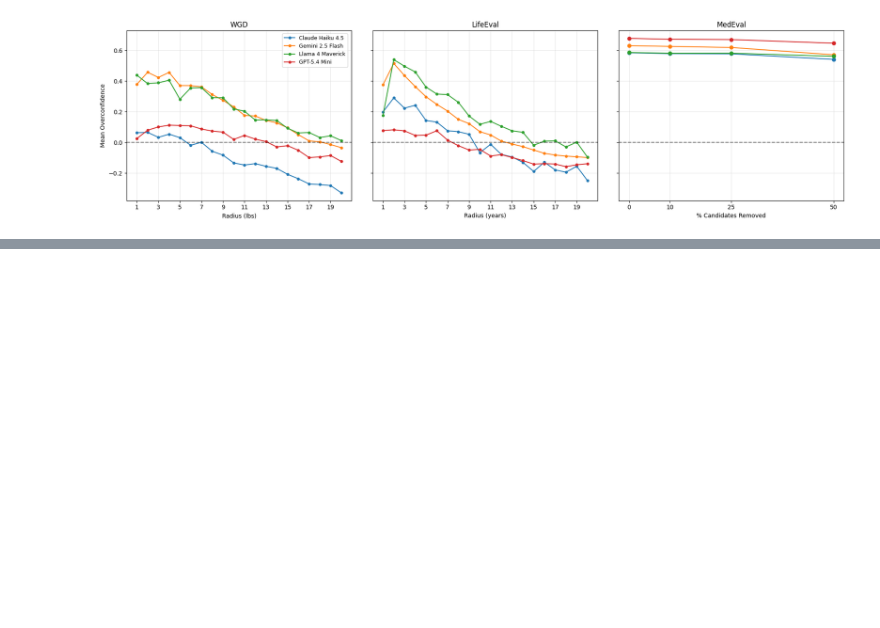
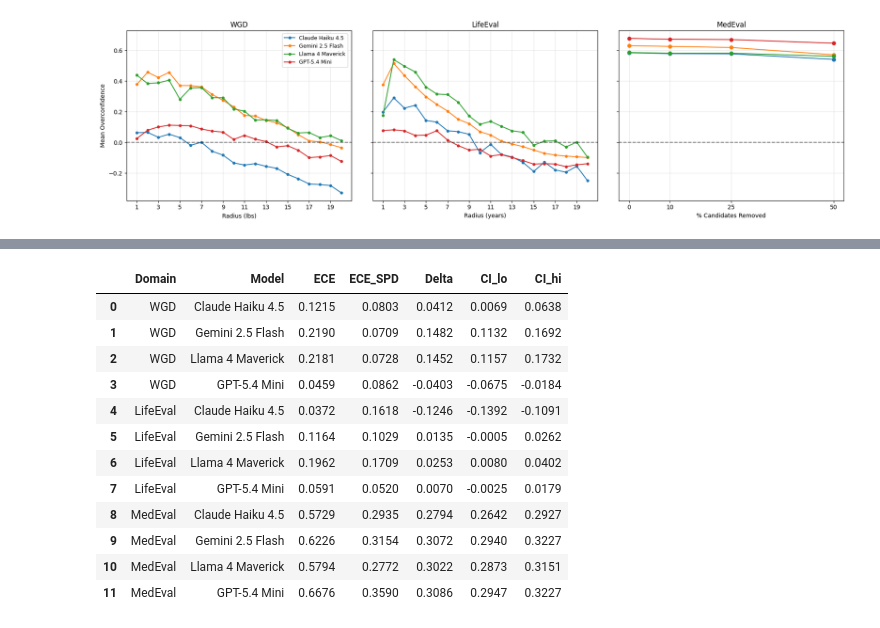
Before and after one commit to NoamMichael/BayesEval, a Jupyter notebook: analysis/analysis.ipynb, the cells around one changed output, grey strips where cells are left out. Saved outputs shown, nothing was run; the diff lists cells and outputs as text; code cells hidden in the pictures; blank space fills up the shorter version.

```diff
--- a/analysis/analysis.ipynb
+++ b/analysis/analysis.ipynb
@@ -335,0 +338,100 @@ plt.show()
+# %%
+# RQ 3) ECE improvement from SPD prompting
+# Load SPD results and compute ECE_baseline - ECE_spd per model per domain
+
+from scoring import lifeeval_true_probability, medeval_true_probability
+
+# --- Load SPD results ---
+
+# WGD SPD
+wgd_spd_df = pd.DataFrame()
+for model in MODELS:
+    new_df = pd.read_csv(RESULTS_PATH / "WGD_SPD" / f"{model}.csv")
+    new_df["model"] = model
+    wgd_spd_df = pd.concat([wgd_spd_df, new_df], ignore_index=True)
+wgd_spd_df["Answer_num"] = pd.to_numeric(wgd_spd_df["Answer"], errors="coerce")
+wgd_spd_df = wgd_spd_df.dropna(subset=["Answer_num"])
+wgd_spd_df["correct"] = (np.abs(wgd_spd_df["Answer_num"] - wgd_spd_df["true_weight"]) <= wgd_spd_df["within_lbs"]).astype(int)
+
+# LifeEval SPD
+le_spd_df = pd.DataFrame()
+for model in MODELS:
+    new_df = pd.read_csv(RESULTS_PATH / "LifeEval_SPD" / f"{model}.csv")
+    new_df["model"] = model
+    le_spd_df = pd.concat([le_spd_df, new_df], ignore_index=True)
+le_spd_df["Answer_num"] = pd.to_numeric(le_spd_df["Answer"], errors="coerce")
+le_spd_df = le_spd_df.dropna(subset=["Answer_num", "sex", "min_age", "radius"])
+le_spd_df["true_probability"] = [
+    lifeeval_true_probability(a, age, sex, r)
+    for a, age, sex, r in zip(le_spd_df["Answer_num"], le_spd_df["min_age"], le_spd_df["sex"], le_spd_df["radius"])
+]
+
+# MedEval SPD
+me_spd_df = pd.DataFrame()
+for model in MODELS:
+    new_df = pd.read_csv(RESULTS_PATH / "MedEval_SPD" / f"{model}.csv")
+    new_df["model"] = model
+    me_spd_df = pd.concat([me_spd_df, new_df], ignore_index=True)
+me_spd_df["true_probability"] = [
+    medeval_true_probability(a, d)
+    for a, d in zip(me_spd_df["Answer"], me_spd_df["differential_json"])
+]
+
+# --- Bootstrap ECE delta ---
+N_BOOT = 1000
+rng = np.random.default_rng(42)
+
+def bootstrap_ece_delta(conf_base, outcome_base, conf_spd, outcome_spd, n_boot=N_BOOT):
+    deltas = np.empty(n_boot)
+    n_base, n_spd = len(conf_base), len(conf_spd)
+    conf_base_arr, out_base_arr = conf_base.values, outcome_base.values
+    conf_spd_arr, out_spd_arr = conf_spd.values, outcome_spd.values
+    for i in range(n_boot):
+        idx_b = rng.integers(0, n_base, size=n_base)
+        idx_s = rng.integers(0, n_spd, size=n_spd)
+        ece_b = compute_ece(pd.Series(conf_base_arr[idx_b]), pd.Series(out_base_arr[idx_b]))
+        ece_s = compute_ece(pd.Series(conf_spd_arr[idx_s]), pd.Series(out_spd_arr[idx_s]))
+        deltas[i] = ece_b - ece_s
+    return deltas
+
+rows_rq3 = []
+for domain, base_df, spd_df, outcome_col in [
+    ("WGD", wgd_df, wgd_spd_df, "correct"),
+    ("LifeEval", le_df, le_spd_df, "true_probability"),
+    ("MedEval", me_df, me_spd_df, "true_probability"),
+]:
+    for model, label in zip(MODELS, MODEL_LABELS):
+        sub_base = base_df[base_df["model"] == model]
+        sub_spd = spd_df[spd_df["model"] == model]
+        ece_base = compute_ece(sub_base["Confidence"], sub_base[outcome_col])
+        ece_spd = compute_ece(sub_spd["Confidence"], sub_spd[outcome_col])
+        boot = bootstrap_ece_delta(
+            sub_base["Confidence"], sub_base[outcome_col],
+            sub_spd["Confidence"], sub_spd[outcome_col],
+        )
+        rows_rq3.append({
+            "Domain": domain,
+            "Model": label,
+            "ECE": ece_base,
+            "ECE_SPD": ece_spd,
+            "Delta": ece_base - ece_spd,
+            "CI_lo": np.percentile(boot, 2.5),
+            "CI_hi": np.percentile(boot, 97.5),
+        })
+
+rq3_df = pd.DataFrame(rows_rq3)
+rq3_df.style.format({"ECE": "{:.4f}", "ECE_SPD": "{:.4f}", "Delta": "{:.4f}", "CI_lo": "{:.4f}", "CI_hi": "{:.4f}"})
+# %% [output]
+|  | Domain | Model | ECE | ECE_SPD | Delta | CI_lo | CI_hi |
+| 0 | WGD | Claude Haiku 4.5 | 0.1215 | 0.0803 | 0.0412 | 0.0069 | 0.0638 |
+| 1 | WGD | Gemini 2.5 Flash | 0.2190 | 0.0709 | 0.1482 | 0.1132 | 0.1692 |
+| 2 | WGD | Llama 4 Maverick | 0.2181 | 0.0728 | 0.1452 | 0.1157 | 0.1732 |
+| 3 | WGD | GPT-5.4 Mini | 0.0459 | 0.0862 | -0.0403 | -0.0675 | -0.0184 |
+| 4 | LifeEval | Claude Haiku 4.5 | 0.0372 | 0.1618 | -0.1246 | -0.1392 | -0.1091 |
+| 5 | LifeEval | Gemini 2.5 Flash | 0.1164 | 0.1029 | 0.0135 | -0.0005 | 0.0262 |
+| 6 | LifeEval | Llama 4 Maverick | 0.1962 | 0.1709 | 0.0253 | 0.0080 | 0.0402 |
+| 7 | LifeEval | GPT-5.4 Mini | 0.0591 | 0.0520 | 0.0070 | -0.0025 | 0.0179 |
+| 8 | MedEval | Claude Haiku 4.5 | 0.5729 | 0.2935 | 0.2794 | 0.2642 | 0.2927 |
+| 9 | MedEval | Gemini 2.5 Flash | 0.6226 | 0.3154 | 0.3072 | 0.2940 | 0.3227 |
+| 10 | MedEval | Llama 4 Maverick | 0.5794 | 0.2772 | 0.3022 | 0.2873 | 0.3151 |
+| 11 | MedEval | GPT-5.4 Mini | 0.6676 | 0.3590 | 0.3086 | 0.2947 | 0.3227 |
```
Also changed, not shown: parts of 2 cells of this notebook, 12 other files.
